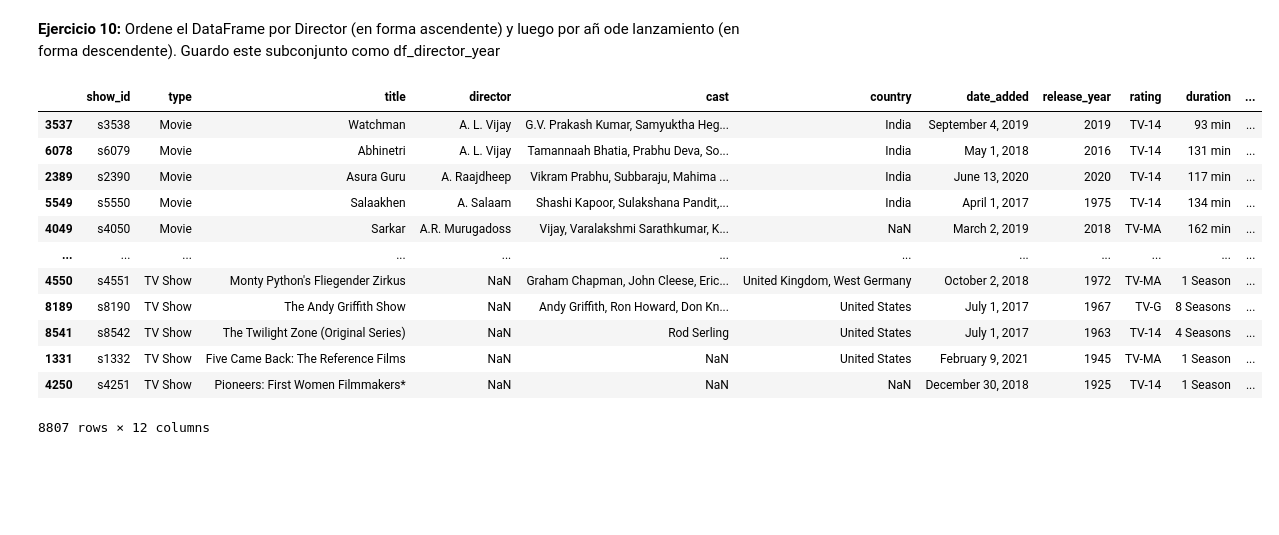
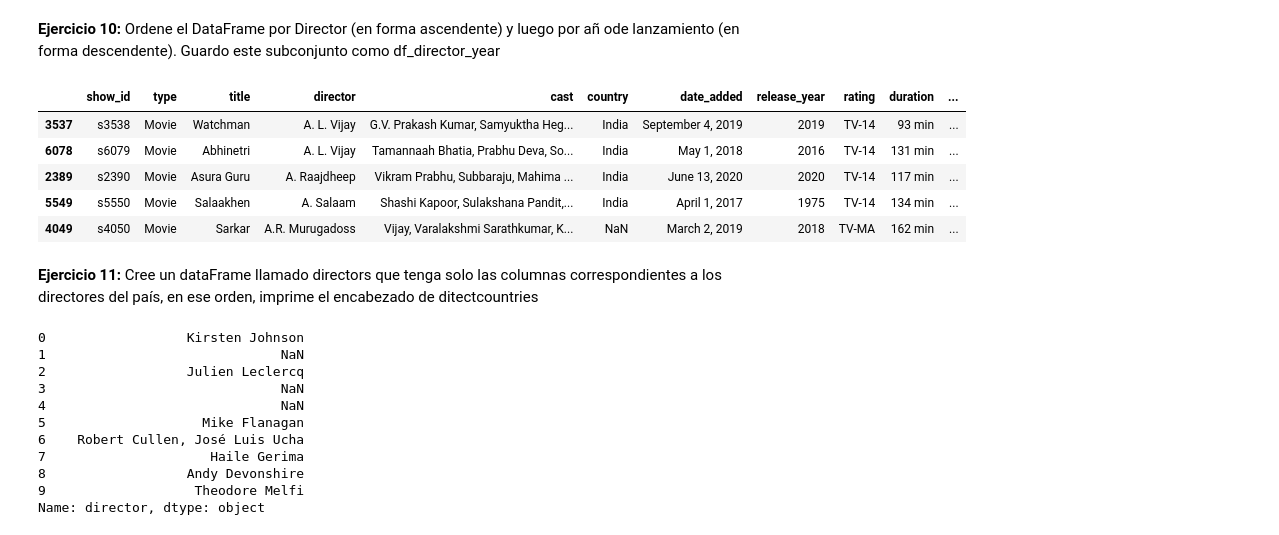
Before and after one commit to eduardocarbo/gh-react, a Jupyter notebook: Untitled2.ipynb, the cells around one changed output. Saved outputs shown, nothing was run; the diff lists cells and outputs as text; code cells hidden in the pictures; blank space fills up the shorter version.

```diff
--- a/Untitled2.ipynb
+++ b/Untitled2.ipynb
@@ -181,18 +181,28 @@ df.sort_values("release_year",ascending = False)
 **Ejercicio 10:** Ordene el DataFrame por Director (en forma ascendente) y luego por añ ode lanzamiento (en forma descendente). Guardo este subconjunto como df_director_year
 # %%
 df_director_year = df.sort_values(["director","release_year"],ascending=[True,False])
-df_director_year
+df_director_year.head(5)
 # %% [output]
 |  | show_id | type | title | director | cast | country | date_added | release_year | rating | duration | ... |
 | 3537 | s3538 | Movie | Watchman | A. L. Vijay | G.V. Prakash Kumar, Samyuktha Heg... | India | September 4, 2019 | 2019 | TV-14 | 93 min | ... |
 | 6078 | s6079 | Movie | Abhinetri | A. L. Vijay | Tamannaah Bhatia, Prabhu Deva, So... | India | May 1, 2018 | 2016 | TV-14 | 131 min | ... |
 | 2389 | s2390 | Movie | Asura Guru | A. Raajdheep | Vikram Prabhu, Subbaraju, Mahima ... | India | June 13, 2020 | 2020 | TV-14 | 117 min | ... |
 | 5549 | s5550 | Movie | Salaakhen | A. Salaam | Shashi Kapoor, Sulakshana Pandit,... | India | April 1, 2017 | 1975 | TV-14 | 134 min | ... |
 | 4049 | s4050 | Movie | Sarkar | A.R. Murugadoss | Vijay, Varalakshmi Sarathkumar, K... | NaN | March 2, 2019 | 2018 | TV-MA | 162 min | ... |
-| ... | ... | ... | ... | ... | ... | ... | ... | ... | ... | ... | ... |
-| 4550 | s4551 | TV Show | Monty Python's Fliegender Zirkus | NaN | Graham Chapman, John Cleese, Eric... | United Kingdom, West Germany | October 2, 2018 | 1972 | TV-MA | 1 Season | ... |
-| 8189 | s8190 | TV Show | The Andy Griffith Show | NaN | Andy Griffith, Ron Howard, Don Kn... | United States | July 1, 2017 | 1967 | TV-G | 8 Seasons | ... |
-| 8541 | s8542 | TV Show | The Twilight Zone (Original Series) | NaN | Rod Serling | United States | July 1, 2017 | 1963 | TV-14 | 4 Seasons | ... |
-| 1331 | s1332 | TV Show | Five Came Back: The Reference Films | NaN | NaN | United States | February 9, 2021 | 1945 | TV-MA | 1 Season | ... |
-| 4250 | s4251 | TV Show | Pioneers: First Women Filmmakers* | NaN | NaN | NaN | December 30, 2018 | 1925 | TV-14 | 1 Season | ... |
-8807 rows × 12 columns
+# %% [markdown]
+**Ejercicio 11:** Cree un dataFrame llamado directors que tenga solo las columnas correspondientes a los directores del país, en ese orden, imprime el encabezado de ditectcountries
+# %%
+directors = df["director"]
+directors.head(10)
+# %% [output]
+0                  Kirsten Johnson
+1                              NaN
+2                  Julien Leclercq
+3                              NaN
+4                              NaN
+5                    Mike Flanagan
+6    Robert Cullen, José Luis Ucha
+7                     Haile Gerima
+8                  Andy Devonshire
+9                   Theodore Melfi
+Name: director, dtype: object
```
Also changed, not shown: parts of 6 cells of this notebook.
